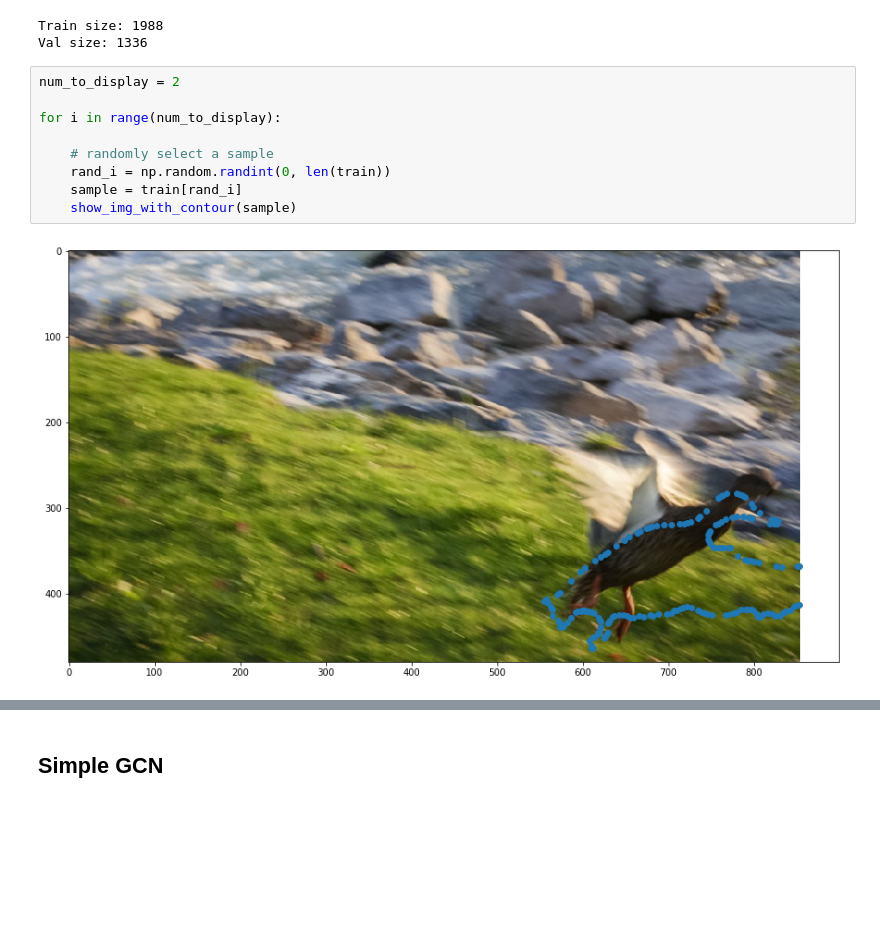
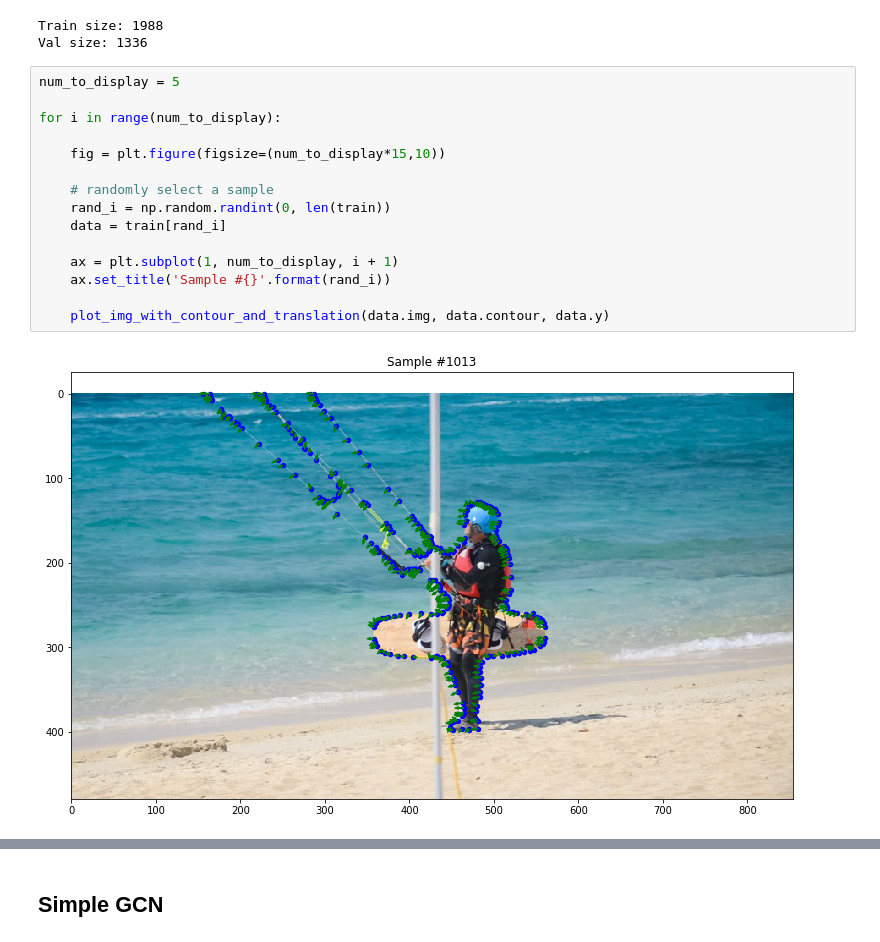
Before and after one commit to chris-clem/in2364-adl4cv, a Jupyter notebook: gcn_davis_2016.ipynb, the cells around one changed output, grey strips where cells are left out. Cells and saved outputs as stored; diff of their text form; blank space fills up the shorter version.

Commit message:
Enhanced visualisation for ground truth and predictions

```diff
--- a/gcn_davis_2016.ipynb
+++ b/gcn_davis_2016.ipynb
@@ -83,13 +86,19 @@ print("Val size: %i" % len(val))
 Train size: 1988
 Val size: 1336
 # %%
-num_to_display = 2
+num_to_display = 5
 
 for i in range(num_to_display):
 
+    fig = plt.figure(figsize=(num_to_display*15,10))
+
     # randomly select a sample
     rand_i = np.random.randint(0, len(train))
-    sample = train[rand_i]
-    show_img_with_contour(sample)
+    data = train[rand_i]
+
+    ax = plt.subplot(1, num_to_display, i + 1)
+    ax.set_title('Sample #{}'.format(rand_i))
+
+    plot_img_with_contour_and_translation(data.img, data.contour, data.y)
 # %% [output]
-[figure, old version]
+[figure, new version]
```
Also changed, not shown: parts of 9 cells of this notebook, 1 other file.
